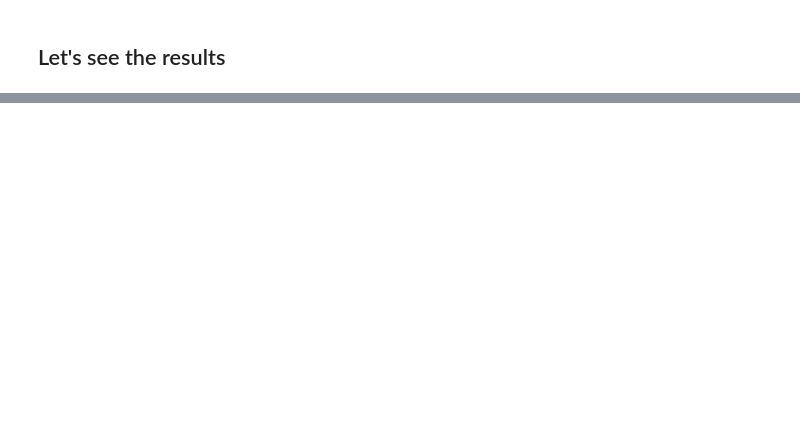
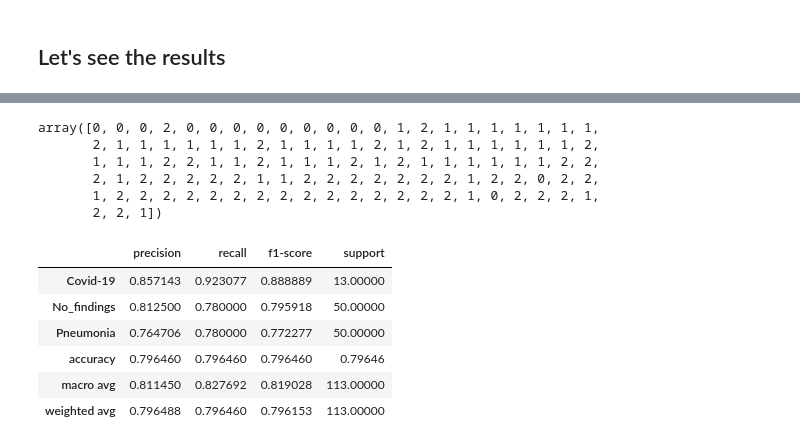
Before and after one commit to bahadiryzc/COVID-19-Cases-Using-Deep-Neural-Networks-with-X-Ray-Images, a Jupyter notebook: COVID_19_Cases_Using_Deep_Neural_Networks_with_X_Ray_Images.ipynb, the cells around one changed output, grey strips where cells are left out. Drawn from its saved outputs; the diff is of its cells as text; code cells hidden in the pictures; blank space fills up the shorter version.

```diff
--- a/COVID_19_Cases_Using_Deep_Neural_Networks_with_X_Ray_Images.ipynb
+++ b/COVID_19_Cases_Using_Deep_Neural_Networks_with_X_Ray_Images.ipynb
@@ -556,5 +550,5 @@ for i in range(6):
 # %%
-y_preds = model_sequential_1.predict(test_data)
+y_preds = CovidCNN.predict(test_data)
 # %%
 test_data.classes
 # %% [output]
@@ -691,0 +697,29 @@ make_confusion_matrix(y_true=y_labels,
+# %%
+pred_classes
+# %% [output]
+array([0, 0, 0, 2, 0, 0, 0, 0, 0, 0, 0, 0, 0, 1, 2, 1, 1, 1, 1, 1, 1, 1,
+       2, 1, 1, 1, 1, 1, 1, 2, 1, 1, 1, 1, 2, 1, 2, 1, 1, 1, 1, 1, 1, 2,
+       1, 1, 1, 2, 2, 1, 1, 2, 1, 1, 1, 2, 1, 2, 1, 1, 1, 1, 1, 1, 2, 2,
+       2, 1, 2, 2, 2, 2, 2, 1, 1, 2, 2, 2, 2, 2, 2, 2, 1, 2, 2, 0, 2, 2,
+       1, 2, 2, 2, 2, 2, 2, 2, 2, 2, 2, 2, 2, 2, 2, 2, 1, 0, 2, 2, 2, 1,
+       2, 2, 1])
+# %%
+cls_report = classification_report(y_true=tf.squeeze(y_labels),
+                                  y_pred=pred_classes,
+                                  target_names= test_data.class_indices.keys(),
+                                  output_dict=True)
+# %%
+reports = pd.DataFrame(cls_report)
+# %%
+report = reports.T
+report.to_csv('/content/drive/MyDrive/Covid-proje/model-result/classification_report.csv')
+# %%
+report
+# %% [output]
+|  | precision | recall | f1-score | support |
+| Covid-19 | 0.857143 | 0.923077 | 0.888889 | 13.00000 |
+| No_findings | 0.812500 | 0.780000 | 0.795918 | 50.00000 |
+| Pneumonia | 0.764706 | 0.780000 | 0.772277 | 50.00000 |
+| accuracy | 0.796460 | 0.796460 | 0.796460 | 0.79646 |
+| macro avg | 0.811450 | 0.827692 | 0.819028 | 113.00000 |
+| weighted avg | 0.796488 | 0.796460 | 0.796153 | 113.00000 |
```
Also changed, not shown: parts of 28 cells of this notebook.
